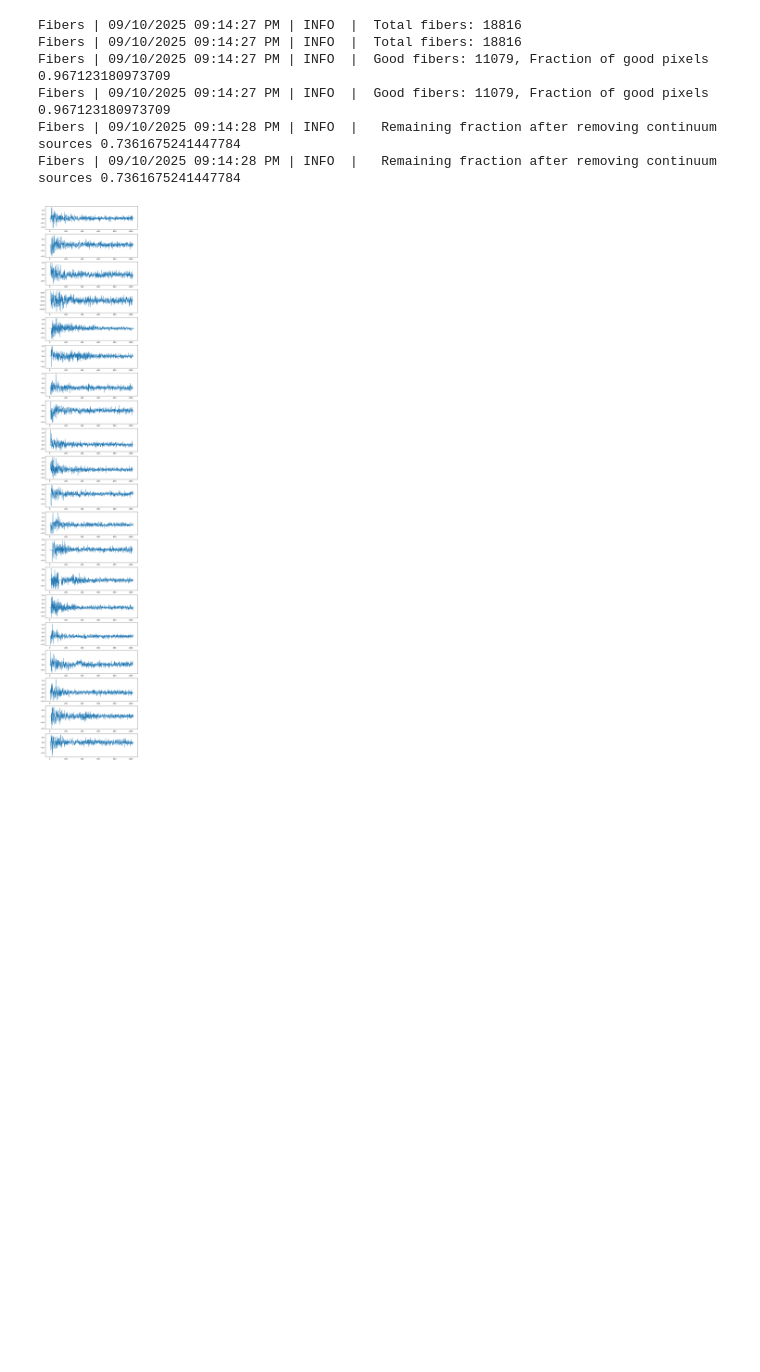
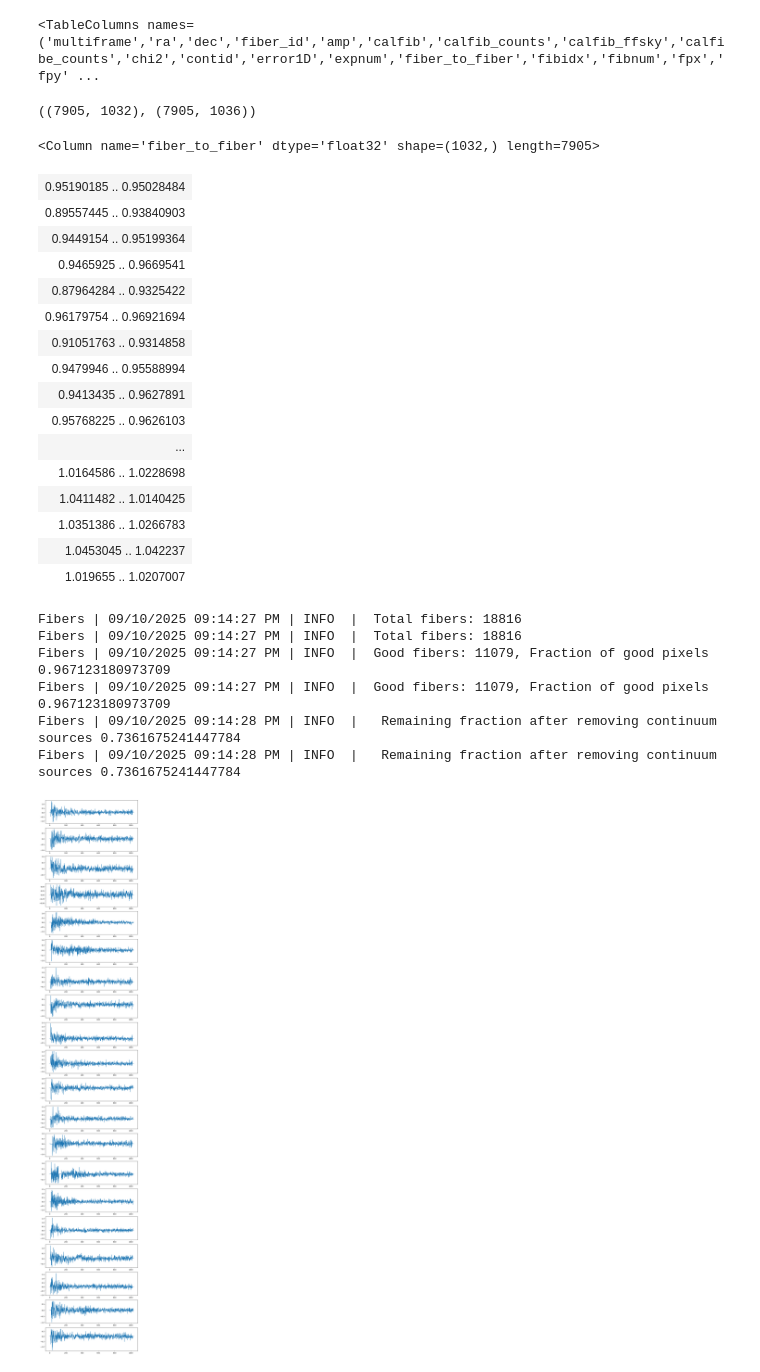
Before and after one commit to qezlou/hetdex_res, a Jupyter notebook: notebooks/vis_fibers.ipynb, the cells around one changed output. Drawn from its saved outputs; the diff is of its cells as text; code cells hidden in the pictures; blank space fills up the shorter version.

```diff
--- a/notebooks/vis_fibers.ipynb
+++ b/notebooks/vis_fibers.ipynb
@@ -14,5 +14,5 @@ else:
     data_dir = '/work/06536/qezlou/hetdex/data/'
 
 importlib.reload(fibers)
-fibs = fibers.Fibers(data_dir)
+fibs = fibers.Fibers(data_dir, config={})
 # %% [output]
@@ -20,0 +23,2 @@ AttributeError: 'NoneType' object has no attribute 'get'
+# %%
+fibs_tab = fibs.get_fibers_one_shot(fibs.shotids_list[-10], full_table=True)
@@ -21,3 +27,31 @@ AttributeError: 'NoneType' object has no attribute 'get'
+# %%
+fibs_tab.columns
+# %% [output]
+<TableColumns names=('multiframe','ra','dec','fiber_id','amp','calfib','calfib_counts','calfib_ffsky','calfibe_counts','chi2','contid','error1D','expnum','fiber_to_fiber','fibidx','fibnum','fpx','fpy' ...
+# %%
+fibs_tab['fiber_to_fiber'].shape, fibs_tab['calfib'].shape
+# %% [output]
+((7905, 1032), (7905, 1036))
+# %%
+fibs_tab['fiber_to_fiber']
+# %% [output]
+<Column name='fiber_to_fiber' dtype='float32' shape=(1032,) length=7905>
+| 0.95190185 .. 0.95028484 |
+| 0.89557445 .. 0.93840903 |
+| 0.9449154 .. 0.95199364 |
+| 0.9465925 .. 0.9669541 |
+| 0.87964284 .. 0.9325422 |
+| 0.96179754 .. 0.96921694 |
+| 0.91051763 .. 0.9314858 |
+| 0.9479946 .. 0.95588994 |
+| 0.9413435 .. 0.9627891 |
+| 0.95768225 .. 0.9626103 |
+| ... |
+| 1.0164586 .. 1.0228698 |
+| 1.0411482 .. 1.0140425 |
+| 1.0351386 .. 1.0266783 |
+| 1.0453045 .. 1.042237 |
+| 1.019655 .. 1.0207007 |
 # %%
 fibs_tab = fibs.get_fibers_one_shot(fibs.shotids_list[-10])
 # %% [output]
```
Also changed, not shown: parts of 8 cells of this notebook, 3 other files.
